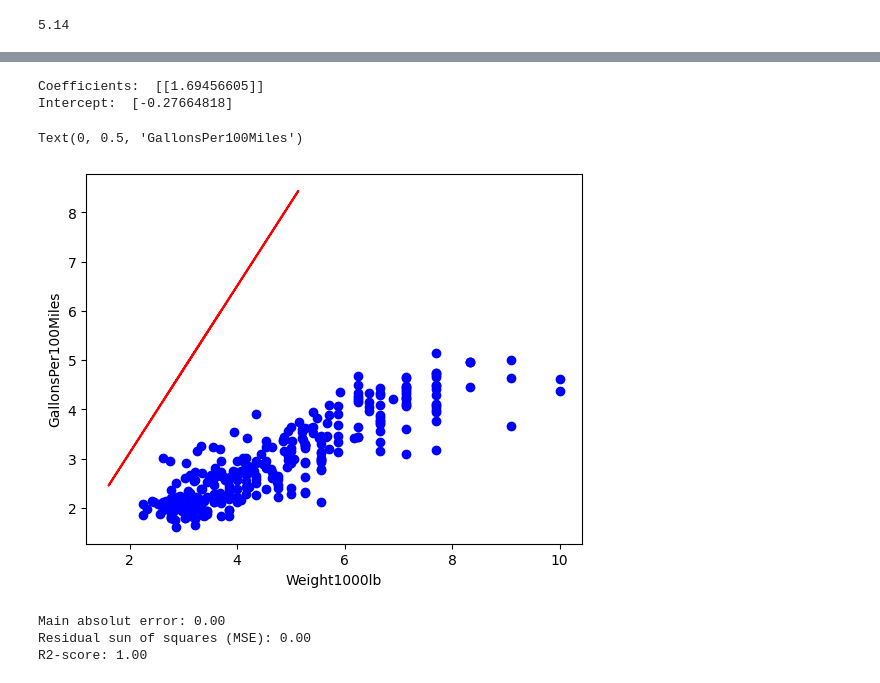
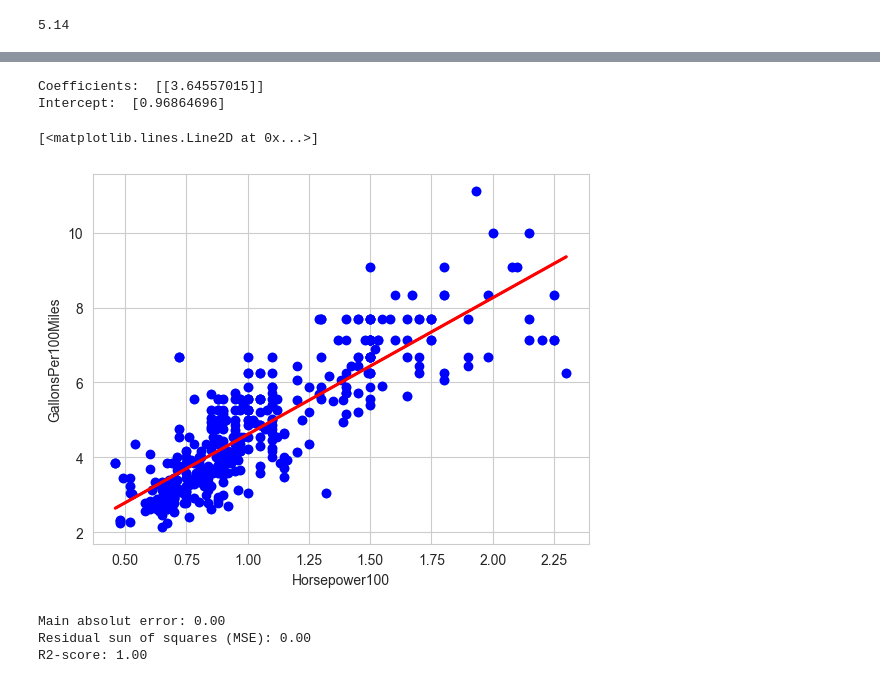
Before and after one commit to gibanator/assignment_3, a Jupyter notebook: linear_regression.ipynb, the cells around one changed output, grey strips where cells are left out. Drawn from its saved outputs; the diff is of its cells as text; code cells hidden in the pictures.

```diff
--- a/linear_regression.ipynb
+++ b/linear_regression.ipynb
@@ -94,23 +94,24 @@ train = cdf[msk]
 test = cdf[~msk]
 # %%
 from sklearn import linear_model
+
 regr = linear_model.LinearRegression()
-train_x = np.asanyarray(train[['Weight1000lb']])
+train_x = np.asanyarray(train[['Horsepower100']])
 train_y = np.asanyarray(train[['GallonsPer100Miles']])
 regr.fit(train_x, train_y)
 print('Coefficients: ', regr.coef_)
 print('Intercept: ', regr.intercept_)
 # %% [output]
-Coefficients:  [[1.69456605]]
-Intercept:  [-0.27664818]
+Coefficients:  [[3.64557015]]
+Intercept:  [0.96864696]
 # %%
-plt.scatter(train.GallonsPer100Miles, train.Weight1000lb, color = 'blue')
-plt.plot(train_x, regr.coef_[0][0]*train_x + regr.intercept_[0], '-r')
-plt.xlabel("Weight1000lb")
+plt.xlabel("Horsepower100")
 plt.ylabel("GallonsPer100Miles")
+plt.scatter(cdf.Horsepower100, cdf.GallonsPer100Miles, color = 'blue')
+plt.plot(train_x, regr.predict(train_x), '-r')
 # %% [output]
-Text(0, 0.5, 'GallonsPer100Miles')
+[<matplotlib.lines.Line2D at 0x...>]
-[figure, old version]
+[figure, new version]
 # %%
 from sklearn.metrics import r2_score
 test_x = np.asanyarray(test[['Weight1000lb']])
```
Also changed, not shown: parts of 8 cells of this notebook, 1 other file.
